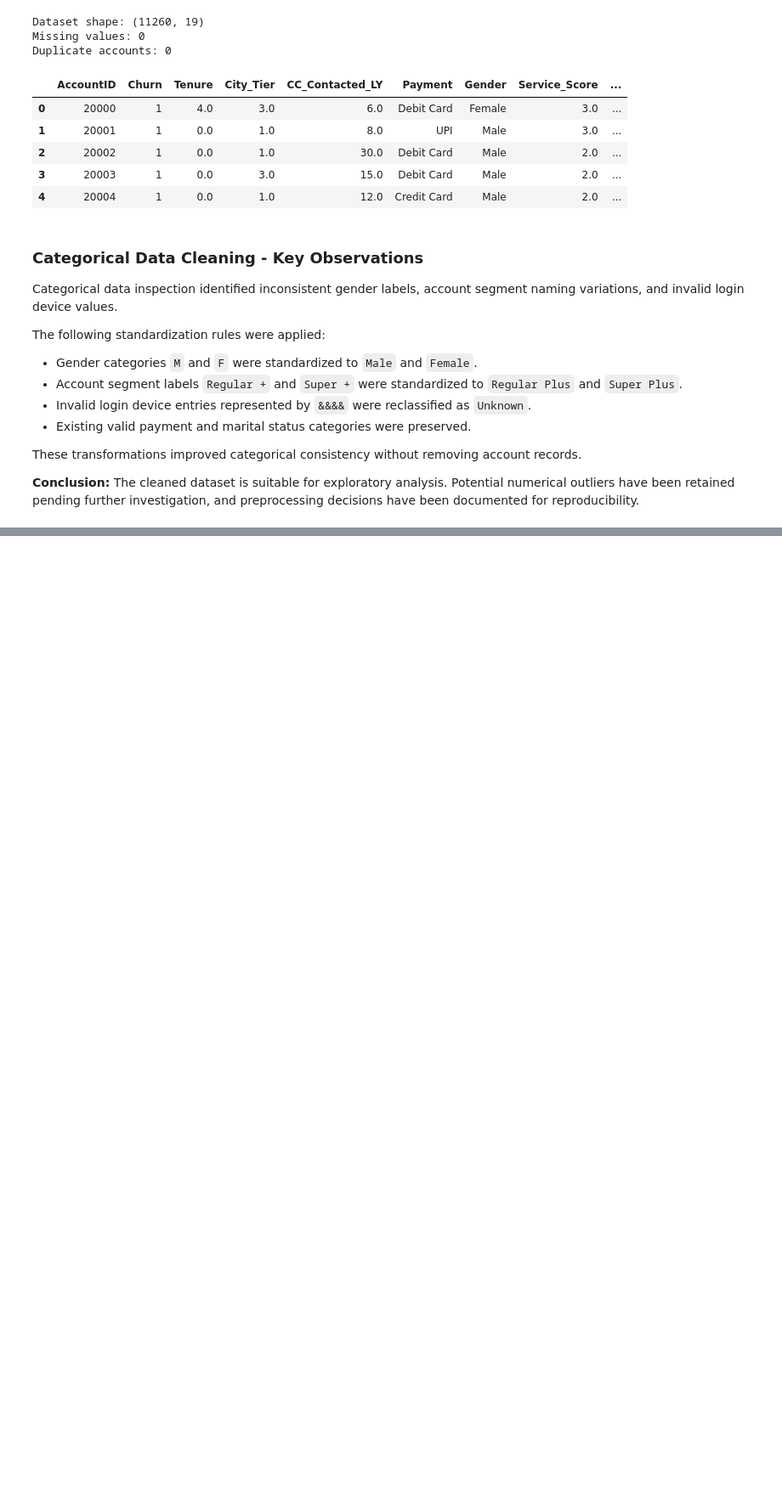
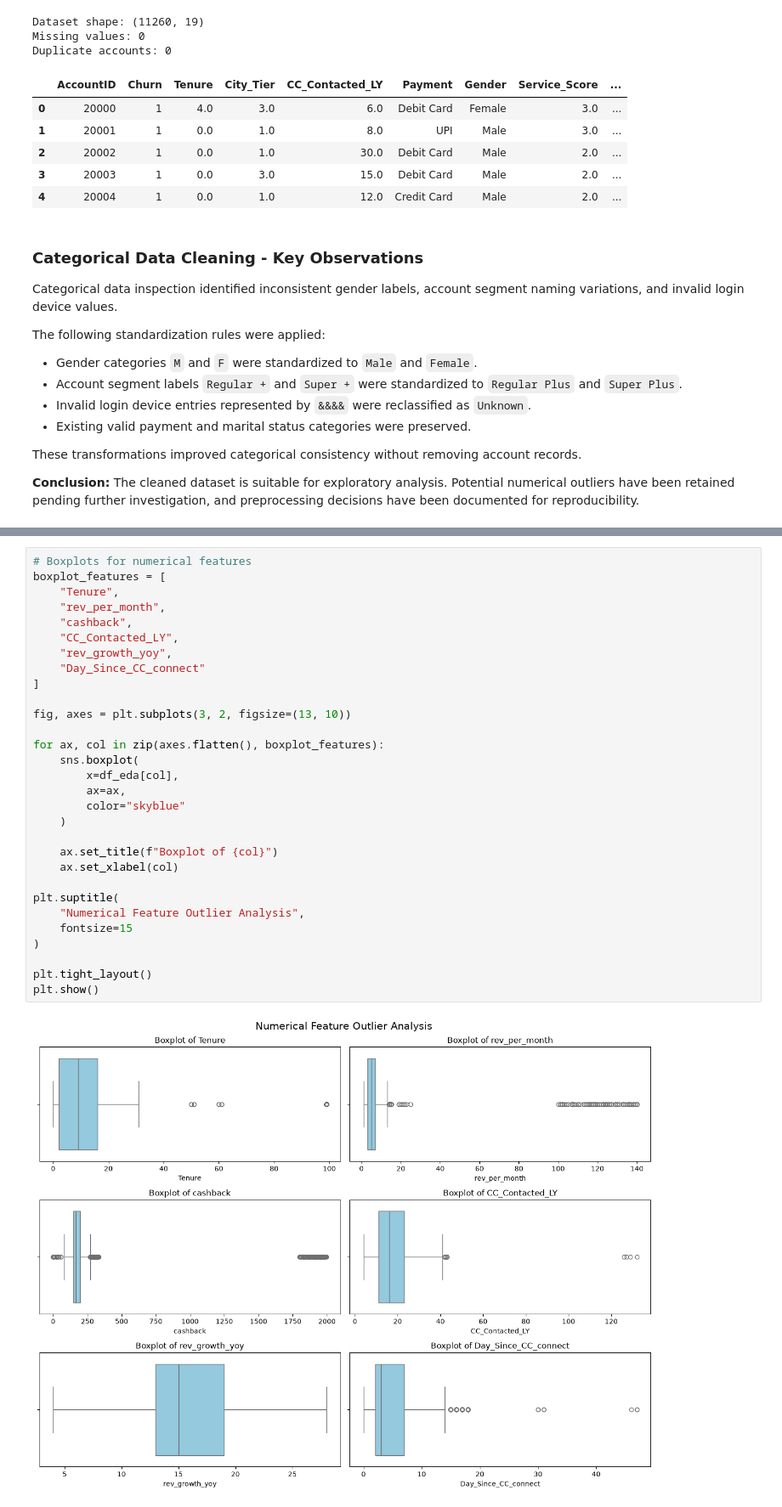
Before and after one commit to timayabi2020/churn-prediction-mlops, a Jupyter notebook: notebooks/churn_prediction.ipynb, the cells around one changed output, grey strips where cells are left out. Shown at 85% size. Cells and saved outputs as stored; diff of their text form; blank space fills up the shorter version.

Commit message:
Completed univariate analysis

```diff
--- a/notebooks/churn_prediction.ipynb
+++ b/notebooks/churn_prediction.ipynb
@@ -661,0 +786,32 @@ These transformations improved categorical consistency without removing account
+# %%
+# Boxplots for numerical features
+boxplot_features = [
+    "Tenure",
+    "rev_per_month",
+    "cashback",
+    "CC_Contacted_LY",
+    "rev_growth_yoy",
+    "Day_Since_CC_connect"
+]
+
+fig, axes = plt.subplots(3, 2, figsize=(13, 10))
+
+for ax, col in zip(axes.flatten(), boxplot_features):
+    sns.boxplot(
+        x=df_eda[col],
+        ax=ax,
+        color="skyblue"
+    )
+
+    ax.set_title(f"Boxplot of {col}")
+    ax.set_xlabel(col)
+
+plt.suptitle(
+    "Numerical Feature Outlier Analysis",
+    fontsize=15
+)
+
+plt.tight_layout()
+plt.show()
+# %% [output]
+[figure, added]
```
Also changed, not shown: parts of 13 cells of this notebook.
